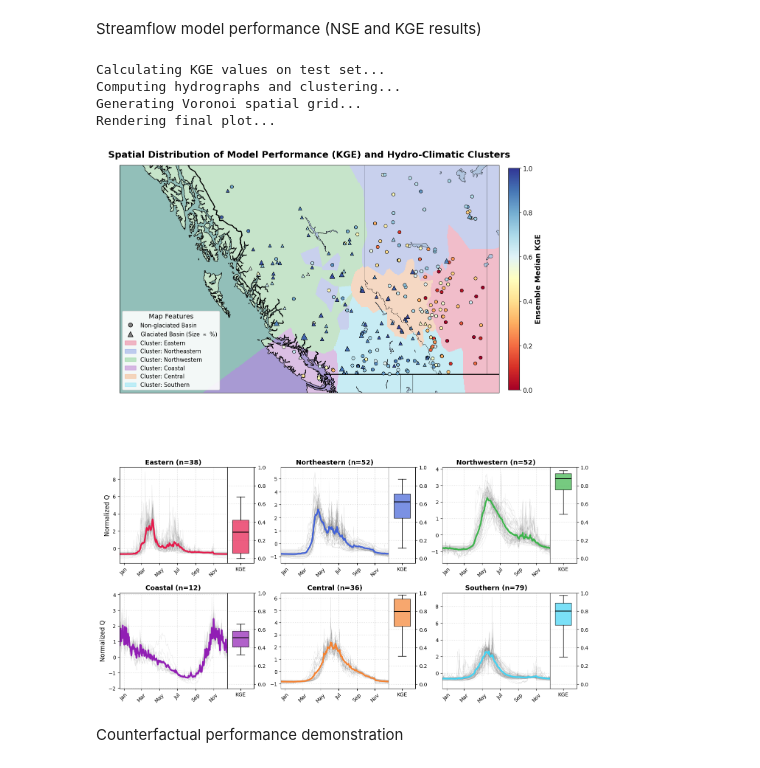
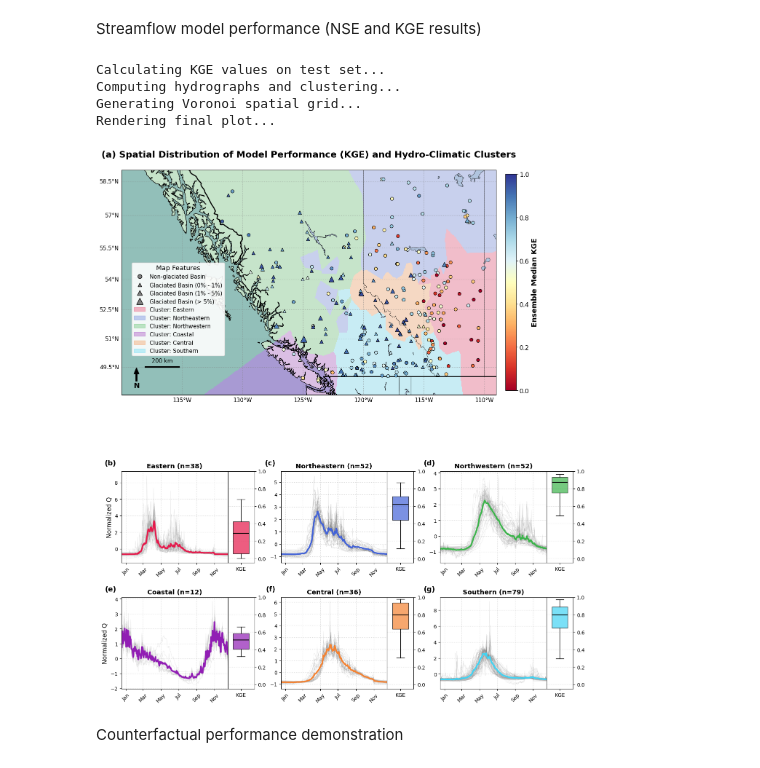
Before and after one commit to TWilson05/EA-LSTM-Streamflow, a Jupyter notebook: notebooks/chapter_1_figures.ipynb, the cells around one changed output. Cells and saved outputs as stored; diff of their text form; code cells hidden in the pictures.

```diff
--- a/notebooks/chapter_1_figures.ipynb
+++ b/notebooks/chapter_1_figures.ipynb
@@ -586,11 +586,10 @@ for cid in range(6):
         lower_whisker = max(kge_vals.min(), q1 - 1.5 * iqr)
         global_min_whisker = min(global_min_whisker, lower_whisker)
 
-# y_lower_bound = max(0.0, global_min_whisker - 0.05) # Add 0.05 padding, floor at 0
 y_lower_bound = global_min_whisker - 0.05
 
 fig = plt.figure(figsize=(16, 20))
-gs = fig.add_gridspec(4, 3, height_ratios=[1.5, 1.5, 1, 1], hspace=0.25, wspace=0.2)
+gs = fig.add_gridspec(4, 3, height_ratios=[1.5, 1.5, 1, 1], hspace=0.3, wspace=0.2)
 
 # --- PANEL A: The Map ---
 ax_map = fig.add_subplot(gs[0:2, :], projection=ccrs.Mercator())
@@ -605,6 +604,13 @@ ax_map.add_feature(cfeature.LAKES.with_scale(res), facecolor='lightsteelblue', e
 provinces = cfeature.NaturalEarthFeature(category='cultural', name='admin_1_states_provinces_lines', scale=res, facecolor='none')
 ax_map.add_feature(provinces, edgecolor='black', linewidth=0.5, zorder=3)
 ax_map.add_feature(cfeature.BORDERS.with_scale(res), linestyle='-', edgecolor='black', linewidth=2.0, zorder=3)
+
+### NEW: Geographic Coordinates (Graticule) ###
+gl = ax_map.gridlines(draw_labels=True, crs=ccrs.PlateCarree(), color='gray', linestyle=':', alpha=0.6)
+gl.top_labels = False
+gl.right_labels = False
+gl.xlabel_style = {'size': 11, 'color': 'black'}
+gl.ylabel_style = {'size': 11, 'color': 'black'}
 
 # Plot Voronoi Shading
 ax_map.pcolormesh(xx, yy, Z_grid, cmap=cmap_clusters, alpha=0.25, transform=ccrs.PlateCarree(), zorder=1)
@@ -635,18 +641,33 @@ cbar = plt.colorbar(sc_non_glac, ax=ax_map, orientation='vertical', pad=0.02, sh
 cbar.set_label('Ensemble Median KGE', fontsize=14, fontweight='bold')
 cbar.ax.tick_params(labelsize=12)
 
-# Legend Configuration
+### NEW: North Arrow & Scale Bar ###
+# North Arrow pinned to bottom left
+ax_map.annotate('N', xy=(0.04, 0.12), xytext=(0.04, 0.04), xycoords='axes fraction',
+                fontsize=14, ha='center', va='center', weight='bold',
+                arrowprops=dict(facecolor='black', width=3, headwidth=10))
+
+# Scale Bar (Calculated for 49 degrees N latitude: 1 degree lon ≈ 72.8 km. 200km ≈ 2.75 deg)
+scale_lon_start = -138
+scale_lon_end = -135.25
+scale_lat = 49.5
+ax_map.plot([scale_lon_start, scale_lon_end], [scale_lat, scale_lat], color='k', linewidth=3, transform=ccrs.PlateCarree(), zorder=10)
+ax_map.text((scale_lon_start + scale_lon_end)/2, scale_lat + 0.2, '200 km', transform=ccrs.PlateCarree(), fontsize=11, ha='center', va='bottom', zorder=10)
+
+### NEW: Clarified Legend ###
 legend_elements = [
     Line2D([0], [0], marker='o', color='w', markerfacecolor='gray', markersize=8, markeredgecolor='k', label='Non-glaciated Basin'),
-    Line2D([0], [0], marker='^', color='w', markerfacecolor='gray', markersize=10, markeredgecolor='k', label='Glaciated Basin (Size $\propto$ %)')
+    Line2D([0], [0], marker='^', color='w', markerfacecolor='gray', markersize=7, markeredgecolor='k', label='Glaciated Basin (0% - 1%)'),
+    Line2D([0], [0], marker='^', color='w', markerfacecolor='gray', markersize=10, markeredgecolor='k', label='Glaciated Basin (1% - 5%)'),
+    Line2D([0], [0], marker='^', color='w', markerfacecolor='gray', markersize=13, markeredgecolor='k', label='Glaciated Basin (> 5%)')
 ]
 for i in range(6):
     legend_elements.append(mpatches.Patch(color=cluster_colors[i], alpha=0.3, label=f'Cluster: {cluster_names[i]}'))
 
-ax_map.legend(handles=legend_elements, loc='lower left', title="Map Features", fontsize=11, title_fontsize=13, framealpha=0.9)
-ax_map.set_title('Spatial Distribution of Model Performance (KGE) and Hydro-Climatic Clusters', fontsize=18, fontweight='bold', pad=15)
+ax_map.legend(handles=legend_elements, loc='lower left', title="Map Features", fontsize=11, title_fontsize=13, framealpha=0.9, bbox_to_anchor=(0.02, 0.16))
+ax_map.set_title('(a) Spatial Distribution of Model Performance (KGE) and Hydro-Climatic Clusters', fontsize=18, fontweight='bold', pad=25)
 
-# --- PANEL B: The Hydrographs and KGE Boxplots ---
+# --- PANEL B-G: The Hydrographs and KGE Boxplots ---
 month_ticks = [15, 74, 135, 196, 258, 319]
 month_labels = ['Jan', 'Mar', 'May', 'Jul', 'Sep', 'Nov']
 
@@ -658,6 +679,10 @@ for cluster_id in range(6):
 
     ax_hydro = fig.add_subplot(inner_gs[0])
     ax_box = fig.add_subplot(inner_gs[1])
+
+    ### NEW: Subplot Panel Lettering (b) through (g) ###
+    panel_letter = chr(98 + cluster_id)  # 98 is 'b' in ASCII
+    ax_hydro.text(-0.05, 1.05, f'({panel_letter})', transform=ax_hydro.transAxes, fontsize=14, fontweight='bold', va='bottom', ha='right')
 
     station_names = df_plot[df_plot['Cluster'] == cluster_id].index
     cluster_hydro_data = avg_hydrograph_norm[station_names]
@@ -675,34 +700,34 @@ for cluster_id in range(6):
     ax_hydro.grid(True, linestyle=':', alpha=0.6)
 
     if col == 0:
         ax_hydro.set_ylabel('Normalized Q', fontsize=12)
 
     # -- 2. Plot Boxplot --
     box = ax_box.boxplot(cluster_kge, showfliers=False, widths=0.6, patch_artist=True)
 
     for patch in box['boxes']:
         patch.set_facecolor(cluster_colors[cluster_id])
         patch.set_alpha(0.7)
     for median in box['medians']:
         median.set(color='black', linewidth=1.5)
 
     # Apply calculated dynamic minimum bound
     ax_box.set_ylim(y_lower_bound, 1)
     ax_box.set_xticks([1])
     ax_box.set_xticklabels(['KGE'], fontsize=10)
 
     # Shift numerical ticks to the right side
     ax_box.yaxis.tick_right()
     ax_box.grid(True, axis='y', linestyle=':', alpha=0.6)
     ax_box.tick_params(axis='y', labelsize=10)
 
 plt.show()
 # %% [output]
 Calculating KGE values on test set...
 Computing hydrographs and clustering...
 Generating Voronoi spatial grid...
 Rendering final plot...
-[figure, old version]
+[figure, new version]
 # %% [markdown]
 Counterfactual performance demonstration
 # %%
```
Also changed, not shown: parts of 2 cells of this notebook.
